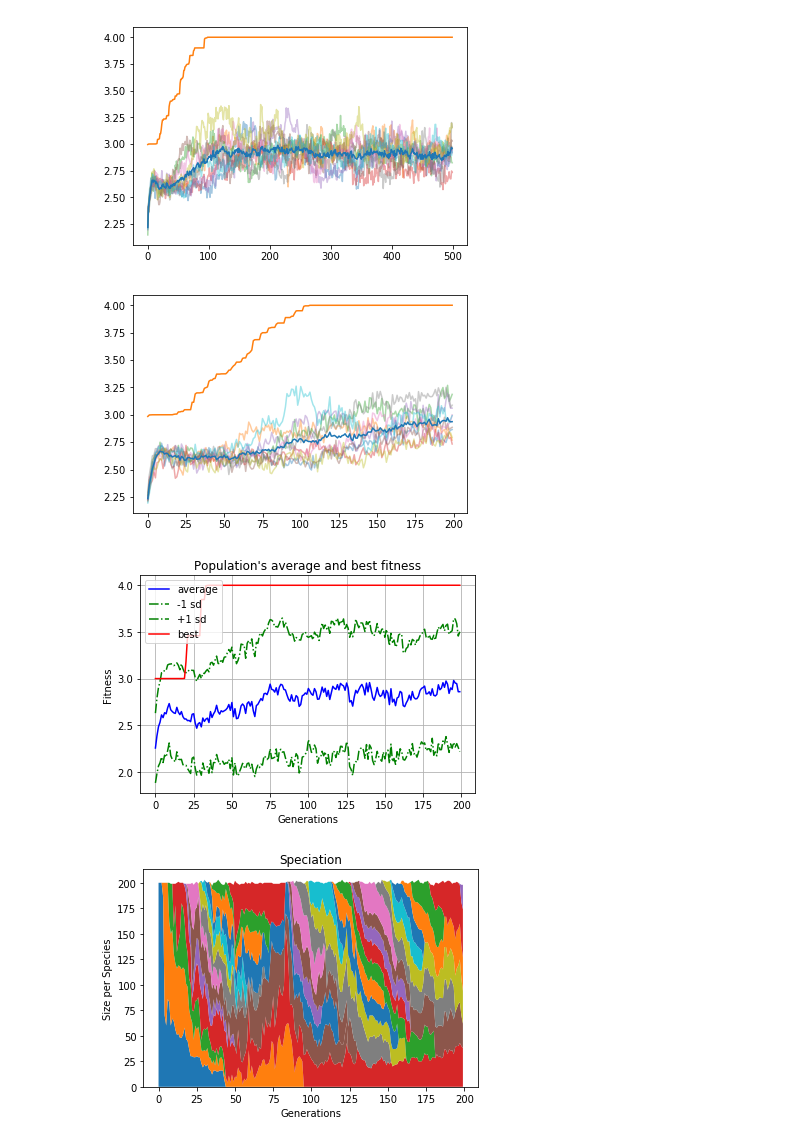
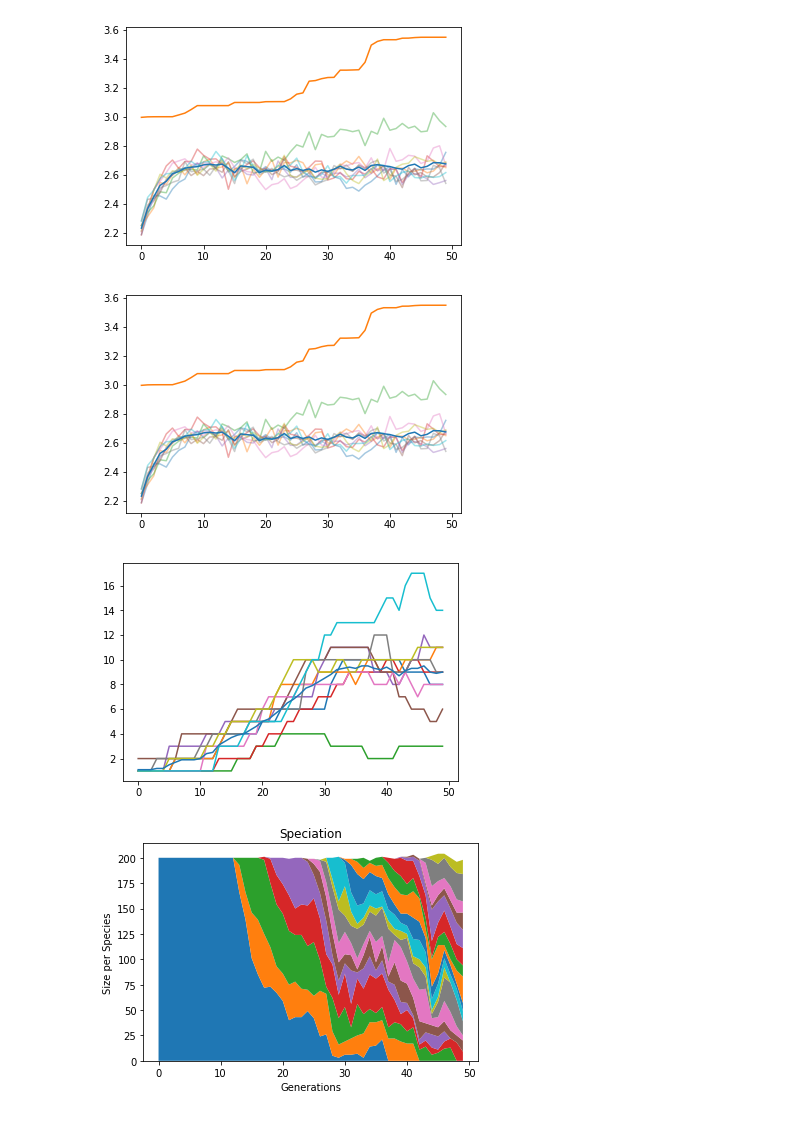
Before and after one commit to lafengxiaoyu/ENN, a Jupyter notebook: XOR/xor_many_times.ipynb, the cells around one changed output. Saved outputs shown, nothing was run; the diff lists cells and outputs as text; code cells hidden in the pictures.

```diff
--- a/XOR/xor_many_times.ipynb
+++ b/XOR/xor_many_times.ipynb
@@ -43,7 +43,7 @@ for i in range(10):
     #p.add_reporter(neat.Checkpointer(5))
 
     # Run until a solution is found.
-    winner = p.run(eval_genomes, 500)
+    winner = p.run(eval_genomes, 50)
 # %% [output]
  ****** Running generation 0 ******
 
@@ -83,7 +83,7 @@ plt.plot(generation, np.average(np.array(best_list),axis = 0), label="Best")
 
 plt.show()
 # %% [output]
-[figure, old version]
+[figure, new version]
 # %%
 import numpy as np
 import matplotlib.pyplot as plt
@@ -105,12 +105,27 @@ plt.plot(generation, np.average(np.array(best_list),axis = 0), label="Best")
 
 plt.show()
 # %% [output]
-[figure, old version]
+[figure, new version]
+# %%
+species_list = []
+for i in range(10):
+    species_sizes = stats_list[i].get_species_sizes()
+    species_number = []
+    for j in generation:
+        species_number.append(np.count_nonzero(species_sizes[j]))
+    plt.plot(species_number)
+    species_list.append(species_number)
+
+plt.plot(generation, np.average(np.array(species_list),axis = 0), label="series")
+
+plt.show()
+# %% [output]
+[figure, added]
 # %%
 import visualize
-visualize.draw_net(config, winner, True, node_names=node_names)
-visualize.plot_stats(stats, ylog=False, view=True)
+#visualize.draw_net(config, winner, True, node_names=node_names)
+#visualize.plot_stats(stats, ylog=False, view=True)
+
 visualize.plot_species(stats, view=True)
 # %% [output]
-[figure, old version]
+[figure, new version]
-[figure, removed]
```
Also changed, not shown: parts of 4 cells of this notebook, 9 other files.
